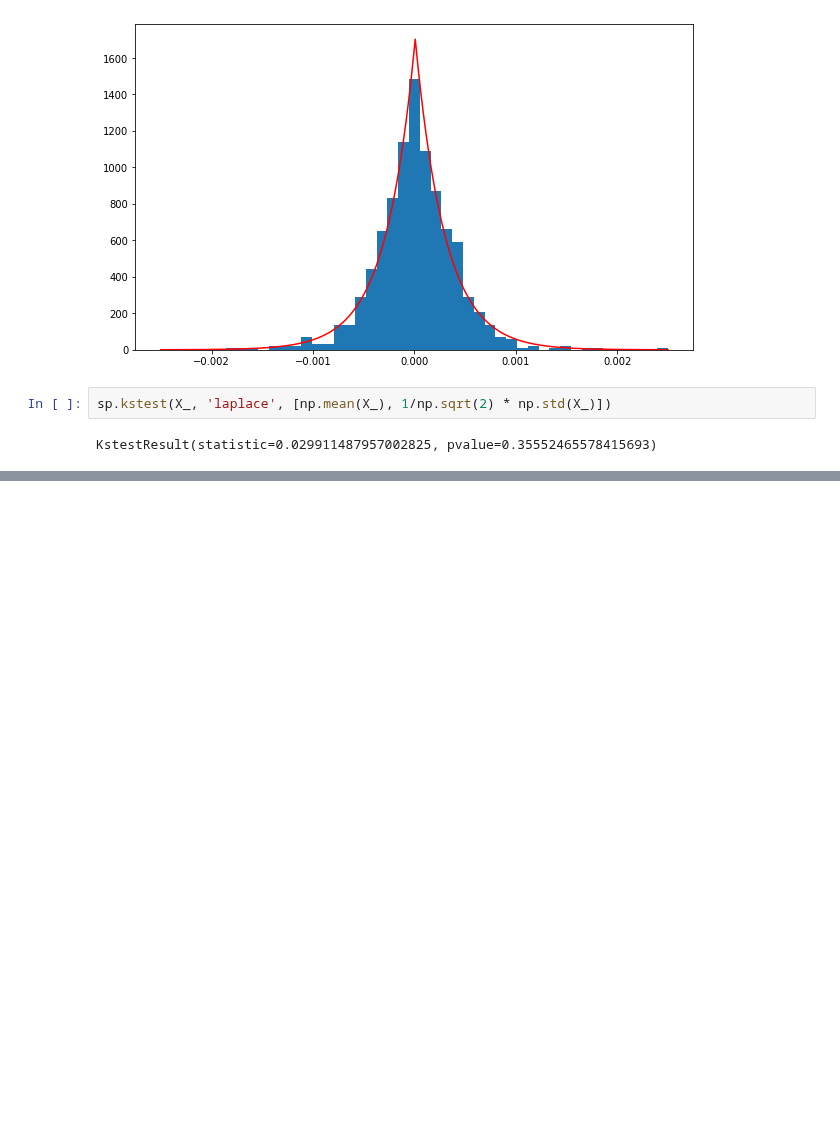
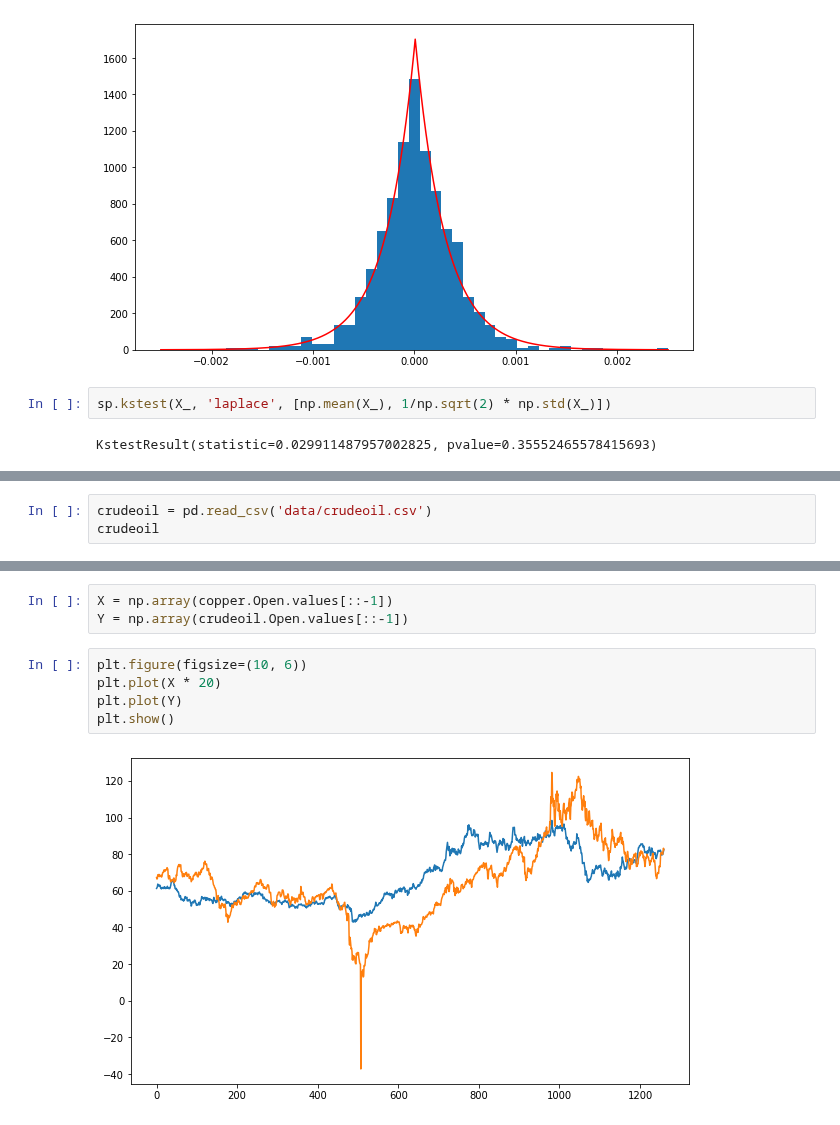
Before and after one commit to Szymex49/NVIDIA_risk_management, a Jupyter notebook: Malec_python.ipynb, the cells around one changed output, grey strips where cells are left out. Drawn from its saved outputs; the diff is of its cells as text; blank space fills up the shorter version.

```diff
--- a/Malec_python.ipynb
+++ b/Malec_python.ipynb
@@ -147,0 +150,3 @@ KstestResult(statistic=0.029911487957002825, pvalue=0.35552465578415693)
+# %%
+crudeoil = pd.read_csv('data/crudeoil.csv')
+crudeoil
@@ -147,0 +167,10 @@ KstestResult(statistic=0.029911487957002825, pvalue=0.35552465578415693)
+# %%
+X = np.array(copper.Open.values[::-1])
+Y = np.array(crudeoil.Open.values[::-1])
+# %%
+plt.figure(figsize=(10, 6))
+plt.plot(X * 20)
+plt.plot(Y)
+plt.show()
+# %% [output]
+[figure, added]
```
Also changed, not shown: parts of 10 cells of this notebook.
